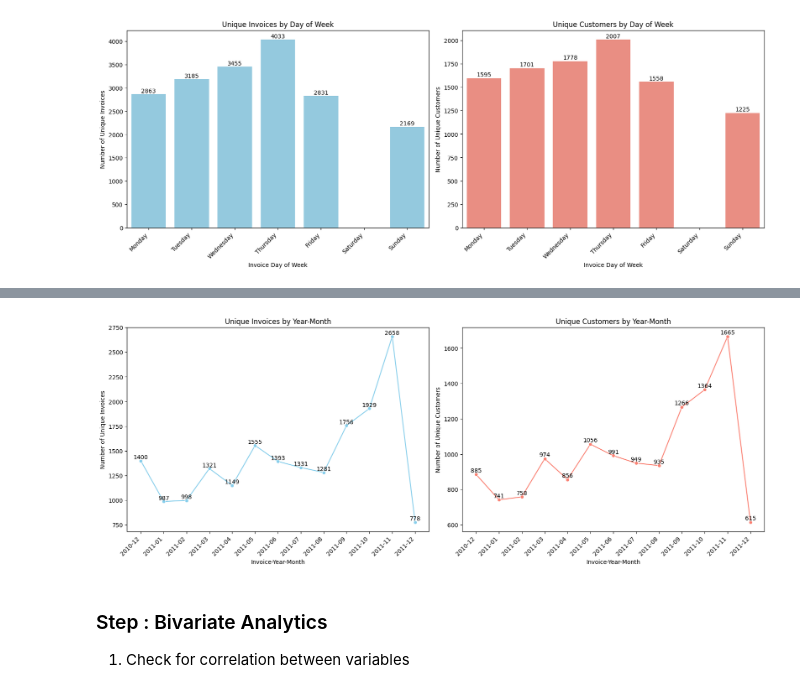
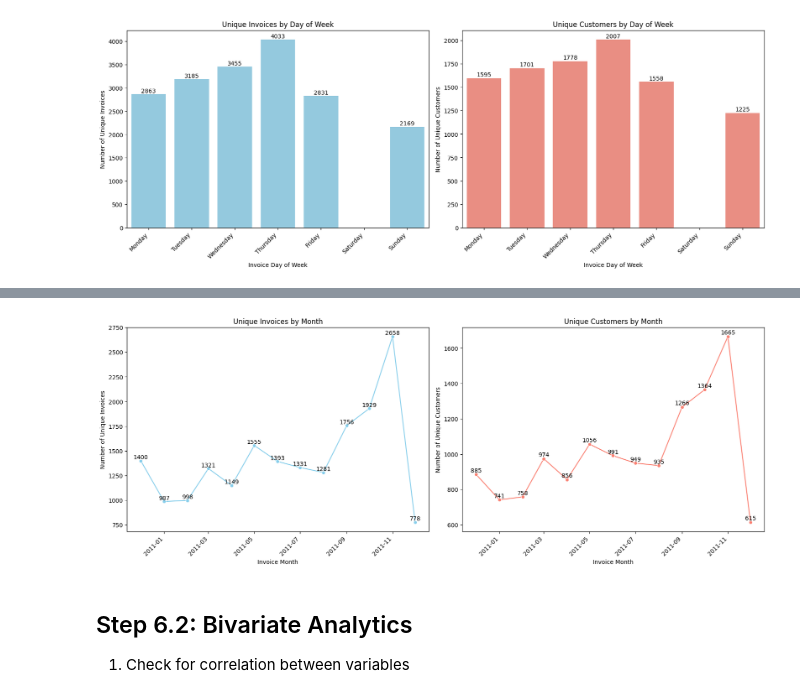
Before and after one commit to nyangweso-rodgers/data-analytics, a Jupyter notebook: 04-analytics-with-python/python-analytics-for-e-commerce-data/01-exploratory-data-analysis.ipynb, the cells around one changed output, grey strips where cells are left out. Drawn from its saved outputs; the diff is of its cells as text; code cells hidden in the pictures.

```diff
--- a/04-analytics-with-python/python-analytics-for-e-commerce-data/01-exploratory-data-analysis.ipynb
+++ b/04-analytics-with-python/python-analytics-for-e-commerce-data/01-exploratory-data-analysis.ipynb
@@ -275,8 +275,8 @@ def feature_engineering(df):
     df['InvoiceDayOfWeek'] = df['InvoiceDate'].apply(lambda x: x.strftime('%A'))
 
     # Create MonthYear column
-    df['InvoiceYearMonth'] = df['InvoiceDate'].apply(lambda x: x.strftime('%Y-%m-01'))
-    df['InvoiceYearMonth'] = pd.to_datetime(df['InvoiceYearMonth'])
+    df['InvoiceMonth'] = df['InvoiceDate'].apply(lambda x: x.strftime('%Y-%m-01'))
+    df['InvoiceMonth'] = pd.to_datetime(df['InvoiceMonth'])
 
     return df
 
@@ -544,5 +542,5 @@ visualize_data_by_year_month(enhanced_dataset)
 # %%
-def visualize_data_by_year_month(df):
+def visualize_data_by_month(df):
     """
     Function to create a 2x2 grid of subplots to visualize various metrics by YearMonth.
 
@@ -553,57 +551,52 @@ def visualize_data_by_year_month(df):
     None
     """
     # Group data and calculate metrics
-    unique_invoices_by_month = df.groupby('InvoiceYearMonth')['InvoiceNo'].nunique().reset_index()
-    unique_invoices_by_month.columns = ['InvoiceYearMonth', 'UniqueInvoiceCount']
+    unique_invoices_by_month = df.groupby('InvoiceMonth')['InvoiceNo'].nunique().reset_index()
+    unique_invoices_by_month.columns = ['InvoiceMonth', 'UniqueInvoiceCount']
 
-    avg_invoice_amount_by_month = df.groupby('InvoiceYearMonth')['InvoiceAmount'].mean().reset_index()
-    avg_invoice_amount_by_month.columns = ['InvoiceYearMonth', 'AvgInvoiceAmount']
+    customer_count_by_month = df.groupby('InvoiceMonth')['CustomerID'].nunique().reset_index()
+    customer_count_by_month.columns = ['InvoiceMonth', 'UniqueCustomerCount']
 
-    customer_count_by_month = df.groupby('InvoiceYearMonth')['CustomerID'].nunique().reset_index()
-    customer_count_by_month.columns = ['InvoiceYearMonth', 'UniqueCustomerCount']
+    # Ensure InvoiceMonth is treated as a categorical variable with the correct order
+    unique_invoices_by_month['InvoiceMonth'] = pd.Categorical(unique_invoices_by_month['InvoiceMonth'], ordered=True, categories=sorted(unique_invoices_by_month['InvoiceMonth'].unique()))
+    customer_count_by_month['InvoiceMonth'] = pd.Categorical(customer_count_by_month['InvoiceMonth'], ordered=True, categories=sorted(customer_count_by_month['InvoiceMonth'].unique()))
 
-    # Sort by YearMonth to ensure consistent order
-    unique_invoices_by_month['InvoiceYearMonth'] = pd.Categorical(unique_invoices_by_month['InvoiceYearMonth'], ordered=True)
-    avg_invoice_amount_by_month['InvoiceYearMonth'] = pd.Categorical(avg_invoice_amount_by_month['InvoiceYearMonth'], ordered=True)
-    customer_count_by_month['InvoiceYearMonth'] = pd.Categorical(customer_count_by_month['InvoiceYearMonth'], ordered=True)
-
-    unique_invoices_by_month = unique_invoices_by_month.sort_values('InvoiceYearMonth')
-    customer_count_by_month = customer_count_by_month.sort_values('InvoiceYearMonth')
+    unique_invoices_by_month = unique_invoices_by_month.sort_values('InvoiceMonth')
+    customer_count_by_month = customer_count_by_month.sort_values('InvoiceMonth')
 
     # Create subplots
     fig, axes = plt.subplots(1, 2, figsize=(16, 6), constrained_layout=True)
 
     # Plot Unique Invoices by YearMonth
-    sns.lineplot(x='InvoiceYearMonth', y='UniqueInvoiceCount', data=unique_invoices_by_month, marker='o', color='skyblue', ax=axes[0])
-    axes[0].set_title('Unique Invoices by Year-Month')
-    axes[0].set_xlabel('Invoice-Year-Month')
+    sns.lineplot(x='InvoiceMonth', y='UniqueInvoiceCount', data=unique_invoices_by_month, marker='o', color='skyblue', ax=axes[0])
+    axes[0].set_title('Unique Invoices by Month')
+    axes[0].set_xlabel('Invoice Month')
     axes[0].set_ylabel('Number of Unique Invoices')
     for index, row in unique_invoices_by_month.iterrows():
-        axes[0].text(row['InvoiceYearMonth'], row['UniqueInvoiceCount'] + 5,  # Adjust vertical offset (+5)
+        axes[0].text(row['InvoiceMonth'], row['UniqueInvoiceCount'] + 5,  # Adjust vertical offset (+5)
                       int(row['UniqueInvoiceCount']),
                       ha='center', va='bottom')
 
     # Plot Unique Customer Count by YearMonth
-    sns.lineplot(x='InvoiceYearMonth', y='UniqueCustomerCount', data=customer_count_by_month, marker='o', color='salmon', ax=axes[1])
-    axes[1].set_title('Unique Customers by Year-Month')
-    axes[1].set_xlabel('Invoice-Year-Month')
+    sns.lineplot(x='InvoiceMonth', y='UniqueCustomerCount', data=customer_count_by_month, marker='o', color='salmon', ax=axes[1])
+    axes[1].set_title('Unique Customers by Month')
+    axes[1].set_xlabel('Invoice Month')
     axes[1].set_ylabel('Number of Unique Customers')
     for index, row in customer_count_by_month.iterrows():
-        axes[1].text(row['InvoiceYearMonth'], row['UniqueCustomerCount'] + 5,  # Adjust vertical offset (+5)
+        axes[1].text(row['InvoiceMonth'], row['UniqueCustomerCount'] + 5,  # Adjust vertical offset (+5)
                       int(row['UniqueCustomerCount']),
                       ha='center', va='bottom')
 
     # Rotate x-axis labels for better readability
     for ax in axes:
-        ax.set_xticks(range(len(unique_invoices_by_month)))
         ax.set_xticklabels(ax.get_xticklabels(), rotation=45, ha='right')
 
     plt.show()
 
 # Perform visualization on the enhanced dataset
-visualize_data_by_year_month(enhanced_dataset)
+visualize_data_by_month(enhanced_dataset)
 # %% [output]
-[figure, old version]
+[figure, new version]
 # %% [markdown]
-### Step : Bivariate Analytics
+## Step 6.2: Bivariate Analytics
 1. Check for correlation between variables
```
Also changed, not shown: parts of 10 cells of this notebook, 1 other file.
